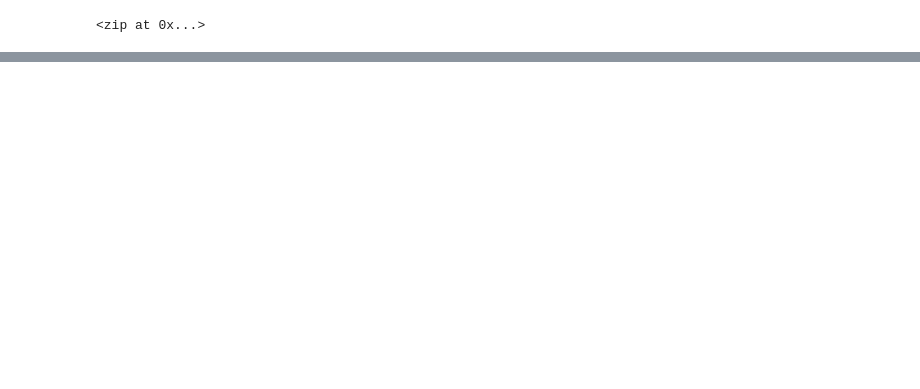
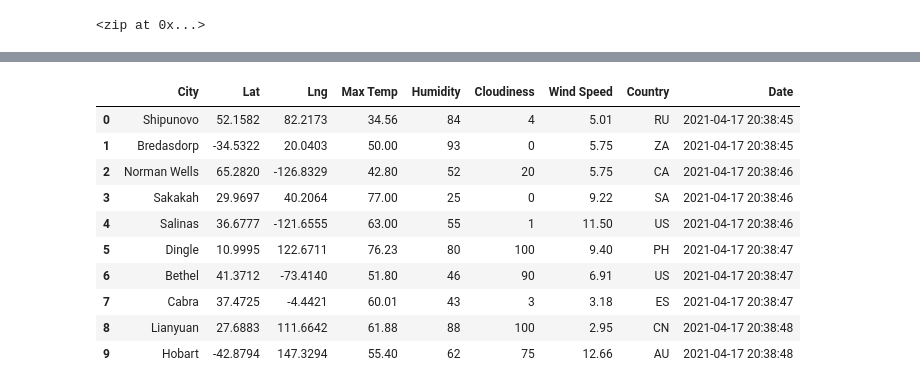
Before and after one commit to summerstime/World_Weather_Analysis, a Jupyter notebook: WeatherPy.ipynb, the cells around one changed output, grey strips where cells are left out. Drawn from its saved outputs; the diff is of its cells as text; code cells hidden in the pictures; blank space fills up the shorter version.

```diff
--- a/WeatherPy.ipynb
+++ b/WeatherPy.ipynb
@@ -36,0 +146,16 @@ len(cities)
+# %%
+# Convert the array of dictionaries to a Pandas DataFrame.
+city_data_df = pd.DataFrame(city_data)
+city_data_df.head(10)
+# %% [output]
+|  | City | Lat | Lng | Max Temp | Humidity | Cloudiness | Wind Speed | Country | Date |
+| 0 | Shipunovo | 52.1582 | 82.2173 | 34.56 | 84 | 4 | 5.01 | RU | 2021-04-17 20:38:45 |
+| 1 | Bredasdorp | -34.5322 | 20.0403 | 50.00 | 93 | 0 | 5.75 | ZA | 2021-04-17 20:38:45 |
+| 2 | Norman Wells | 65.2820 | -126.8329 | 42.80 | 52 | 20 | 5.75 | CA | 2021-04-17 20:38:46 |
+| 3 | Sakakah | 29.9697 | 40.2064 | 77.00 | 25 | 0 | 9.22 | SA | 2021-04-17 20:38:46 |
+| 4 | Salinas | 36.6777 | -121.6555 | 63.00 | 55 | 1 | 11.50 | US | 2021-04-17 20:38:46 |
+| 5 | Dingle | 10.9995 | 122.6711 | 76.23 | 80 | 100 | 9.40 | PH | 2021-04-17 20:38:47 |
+| 6 | Bethel | 41.3712 | -73.4140 | 51.80 | 46 | 90 | 6.91 | US | 2021-04-17 20:38:47 |
+| 7 | Cabra | 37.4725 | -4.4421 | 60.01 | 43 | 3 | 3.18 | ES | 2021-04-17 20:38:47 |
+| 8 | Lianyuan | 27.6883 | 111.6642 | 61.88 | 88 | 100 | 2.95 | CN | 2021-04-17 20:38:48 |
+| 9 | Hobart | -42.8794 | 147.3294 | 55.40 | 62 | 75 | 12.66 | AU | 2021-04-17 20:38:48 |
```
Also changed, not shown: parts of 9 cells of this notebook, 1 other file.
